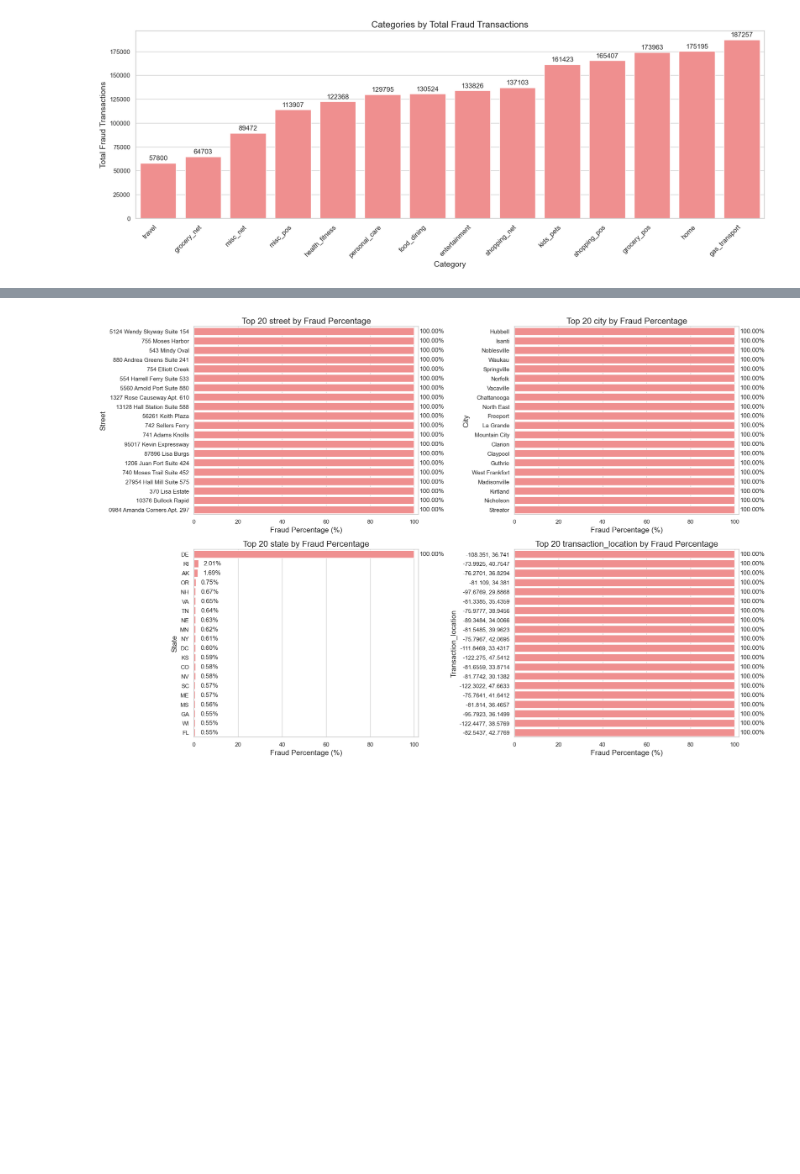
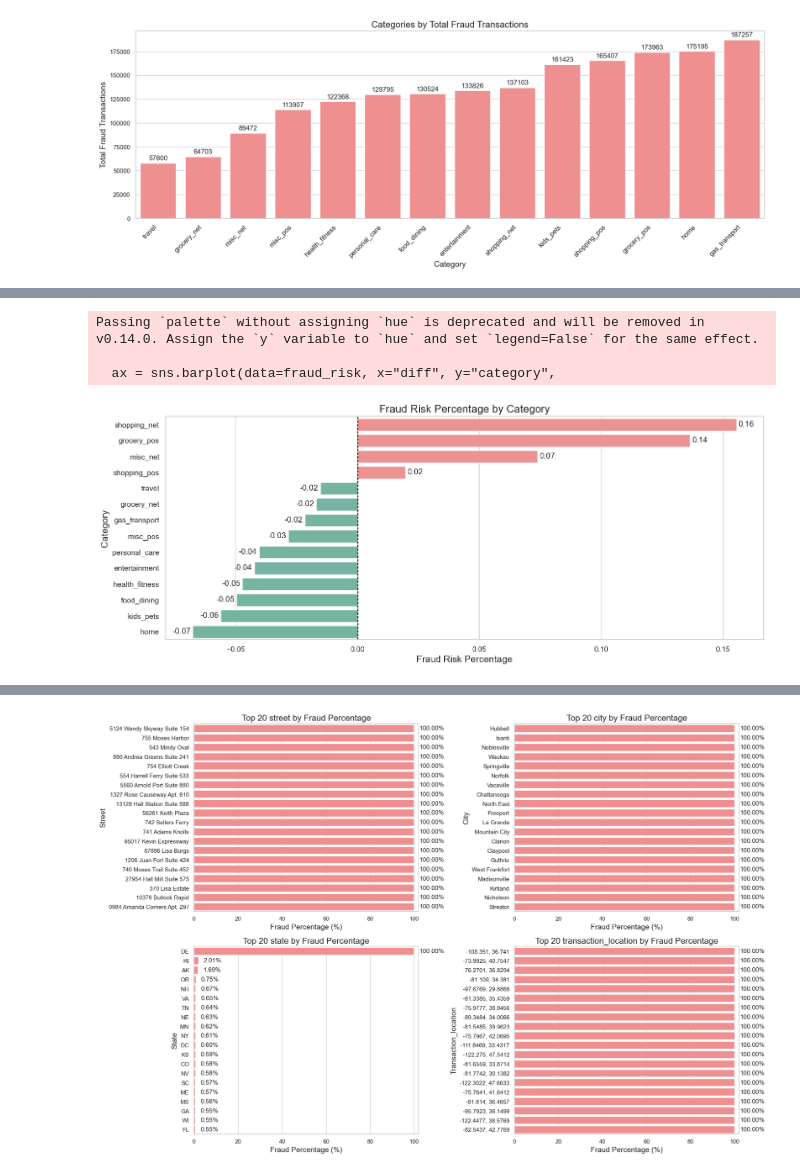
Before and after one commit to Youhorng/credit_card_fraud_prediction, a Jupyter notebook: notebooks/exploratory_data_analysis.ipynb, the cells around one changed output, grey strips where cells are left out. Saved outputs shown, nothing was run; the diff lists cells and outputs as text; code cells hidden in the pictures; blank space fills up the shorter version.

```diff
--- a/notebooks/exploratory_data_analysis.ipynb
+++ b/notebooks/exploratory_data_analysis.ipynb
@@ -582,3 +582,9 @@ plt.xticks(rotation=45, ha='right', fontsize=12)
 plt.show()
 # %% [output]
 [figure]
+# %%
+# Calculate the fraud risk by category
+non_fraud_cat = df[df["is_fraud"] == 0]["category"].value_counts(normalize=True).rename("non_fraud_pct").reset_index()
+fraud_cat = df[df["is_fraud"] == 1]["category"].value_counts(normalize=True).rename("fraud_pct").reset_index()
+fraud_risk = non_fraud_cat.merge(fraud_cat, on="category").assign(diff=lambda x: x["fraud_pct"] - x["non_fraud_pct"]).sort_values("diff", ascending=False)
+fraud_risk
@@ -584,0 +607,19 @@ plt.show()
+# %%
+# Plot the fraud risk percentage by category
+plt.figure(figsize=(16, 6))
+ax = sns.barplot(data=fraud_risk, x="diff", y="category",
+                 palette=['#FF7F7F' if x > 0 else '#66c2a5' for x in fraud_risk['diff']],
+                 saturation=0.7)
+for container in ax.containers:
+    ax.bar_label(container, fmt='%.2f', padding=3)
+
+plt.title("Fraud Risk Percentage by Category", fontsize=16)
+plt.xlabel("Fraud Risk Percentage", fontsize=14)
+plt.ylabel("Category", fontsize=14)
+plt.axvline(0, color='black', linestyle='--', linewidth=1)
+plt.show()
+# %% [output]
+Passing `palette` without assigning `hue` is deprecated and will be removed in v0.14.0. Assign the `y` variable to `hue` and set `legend=False` for the same effect.
+
+  ax = sns.barplot(data=fraud_risk, x="diff", y="category",
+[figure, added]
```
Also changed, not shown: parts of 20 cells of this notebook.
